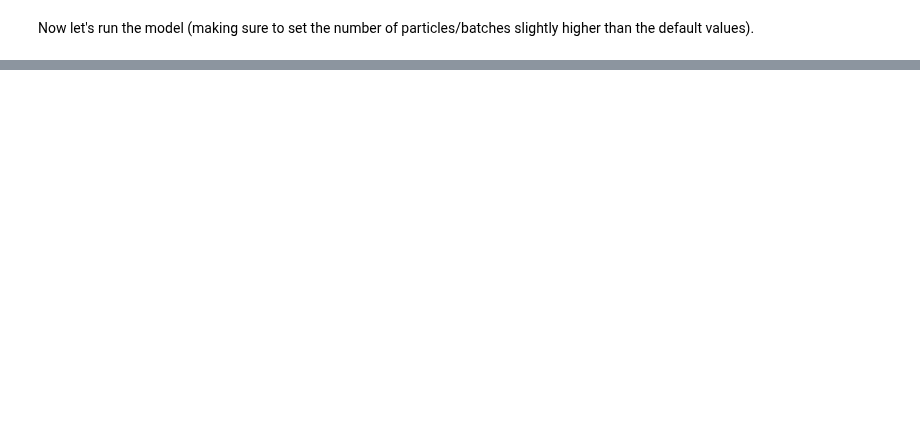
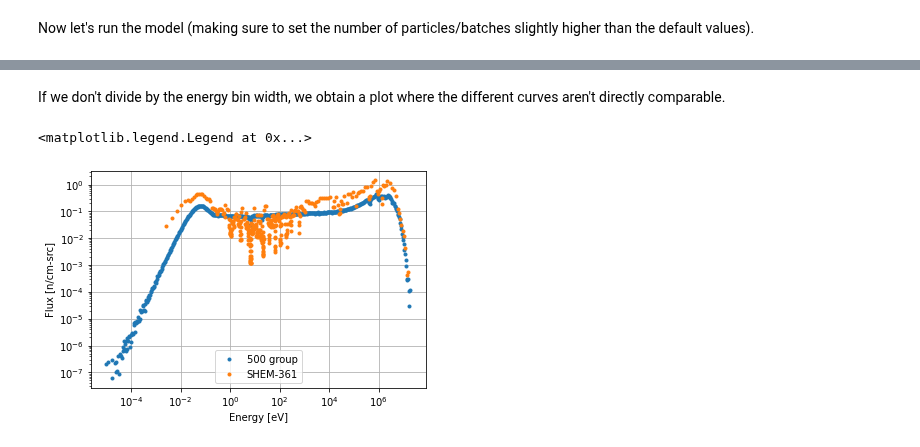
Before and after one commit to openmc-dev/openmc-notebooks, a Jupyter notebook: flux-spectrum.ipynb, the cells around one changed output, grey strips where cells are left out. Cells and saved outputs as stored; diff of their text form; code cells hidden in the pictures; blank space fills up the shorter version.

```diff
--- a/flux-spectrum.ipynb
+++ b/flux-spectrum.ipynb
@@ -59,0 +84,13 @@ Text(0,0.5,'Flux [n/cm-src]')
+# %% [markdown]
+If we don't divide by the energy bin width, we obtain a plot where the different curves aren't directly comparable.
+# %%
+fig, ax = plt.subplots()
+ax.loglog(energies[:-1], flux500_mean, '.', color='C0', label='500 group')
+ax.loglog(energies_shem[:-1], flux_shem_mean, '.', color='C1', label='SHEM-361')
+ax.set_xlabel('Energy [eV]')
+ax.set_ylabel('Flux [n/cm-src]')
+ax.grid()
+ax.legend()
+# %% [output]
+<matplotlib.legend.Legend at 0x...>
+[figure, added]
```
Also changed, not shown: parts of 14 cells of this notebook.
